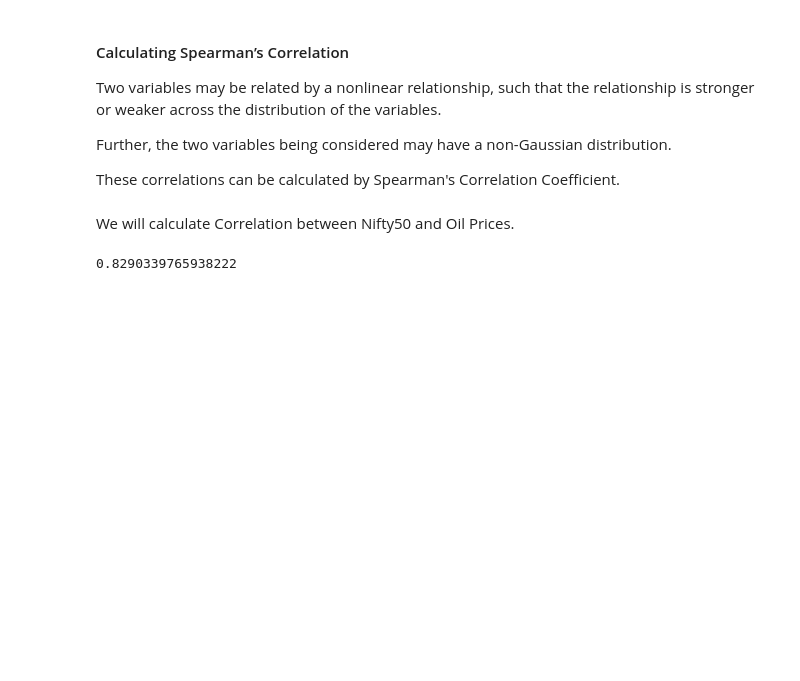
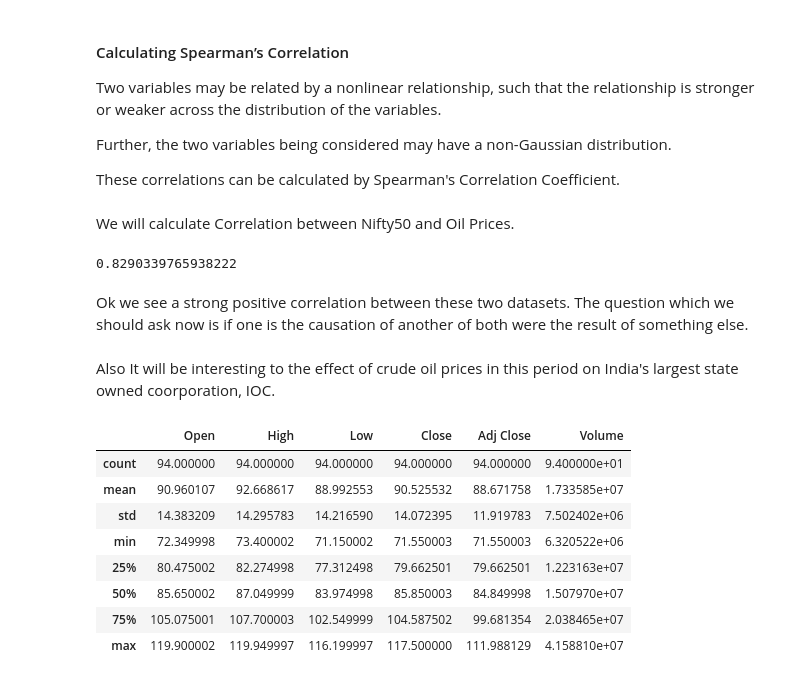
Before and after one commit to vaibhawvipul/financial-markets-analysis-2020, a Jupyter notebook: Analysis of Financial markets after 6 months of COVID-19.ipynb, the cells around one changed output. Drawn from its saved outputs; the diff is of its cells as text; code cells hidden in the pictures; blank space fills up the shorter version.

```diff
--- a/Analysis of Financial markets after 6 months of COVID-19.ipynb
+++ b/Analysis of Financial markets after 6 months of COVID-19.ipynb
@@ -346,3 +348,21 @@ corr, _ = spearmanr(merge_financial_markets.Close, merge_financial_markets.Price
 corr
 # %% [output]
 0.8290339765938222
+# %% [markdown]
+Ok we see a strong positive correlation between these two datasets. The question which we should ask now is if one is the causation of another of both were the result of something else.
+# %% [markdown]
+Also It will be interesting to the effect of crude oil prices in this period on India's largest state owned coorporation, IOC.
+# %%
+ioc_df = pd.read_csv("IOC.NS.csv")
+# %%
+ioc_df.describe()
+# %% [output]
+|  | Open | High | Low | Close | Adj Close | Volume |
+| count | 94.000000 | 94.000000 | 94.000000 | 94.000000 | 94.000000 | 9.400000e+01 |
+| mean | 90.960107 | 92.668617 | 88.992553 | 90.525532 | 88.671758 | 1.733585e+07 |
+| std | 14.383209 | 14.295783 | 14.216590 | 14.072395 | 11.919783 | 7.502402e+06 |
+| min | 72.349998 | 73.400002 | 71.150002 | 71.550003 | 71.550003 | 6.320522e+06 |
+| 25% | 80.475002 | 82.274998 | 77.312498 | 79.662501 | 79.662501 | 1.223163e+07 |
+| 50% | 85.650002 | 87.049999 | 83.974998 | 85.850003 | 84.849998 | 1.507970e+07 |
+| 75% | 105.075001 | 107.700003 | 102.549999 | 104.587502 | 99.681354 | 2.038465e+07 |
+| max | 119.900002 | 119.949997 | 116.199997 | 117.500000 | 111.988129 | 4.158810e+07 |
```
Also changed, not shown: parts of 12 cells of this notebook, 3 other files.
